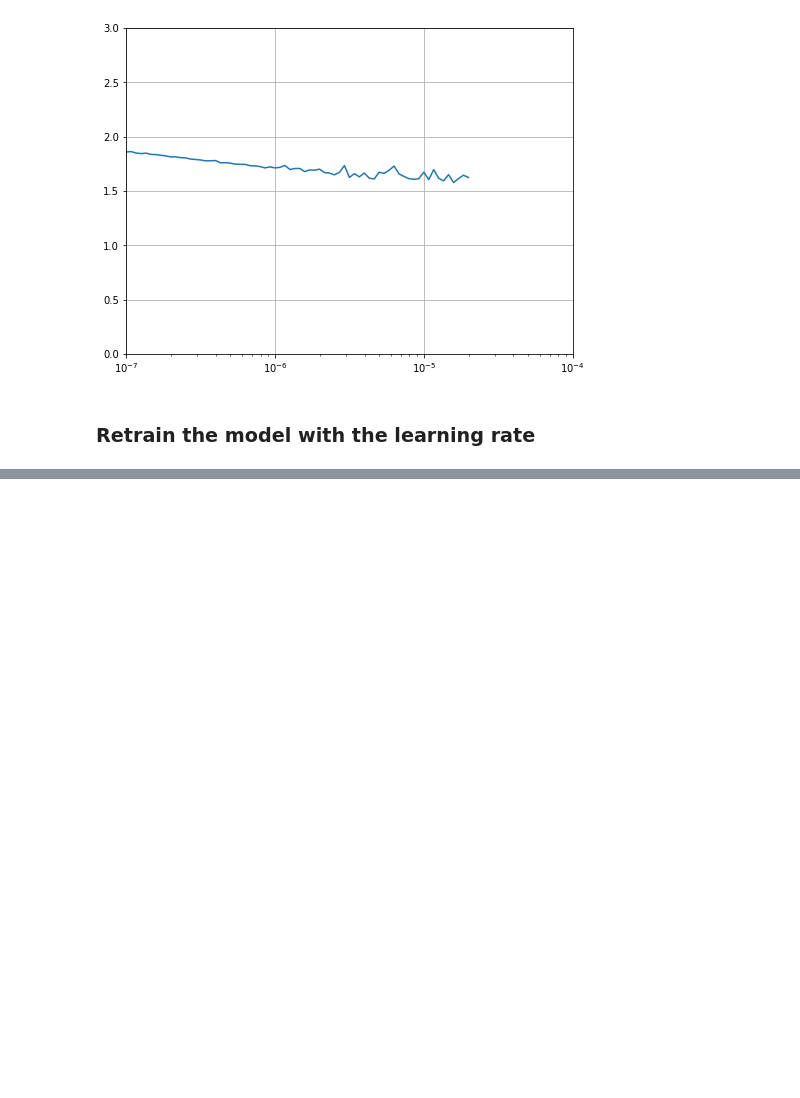
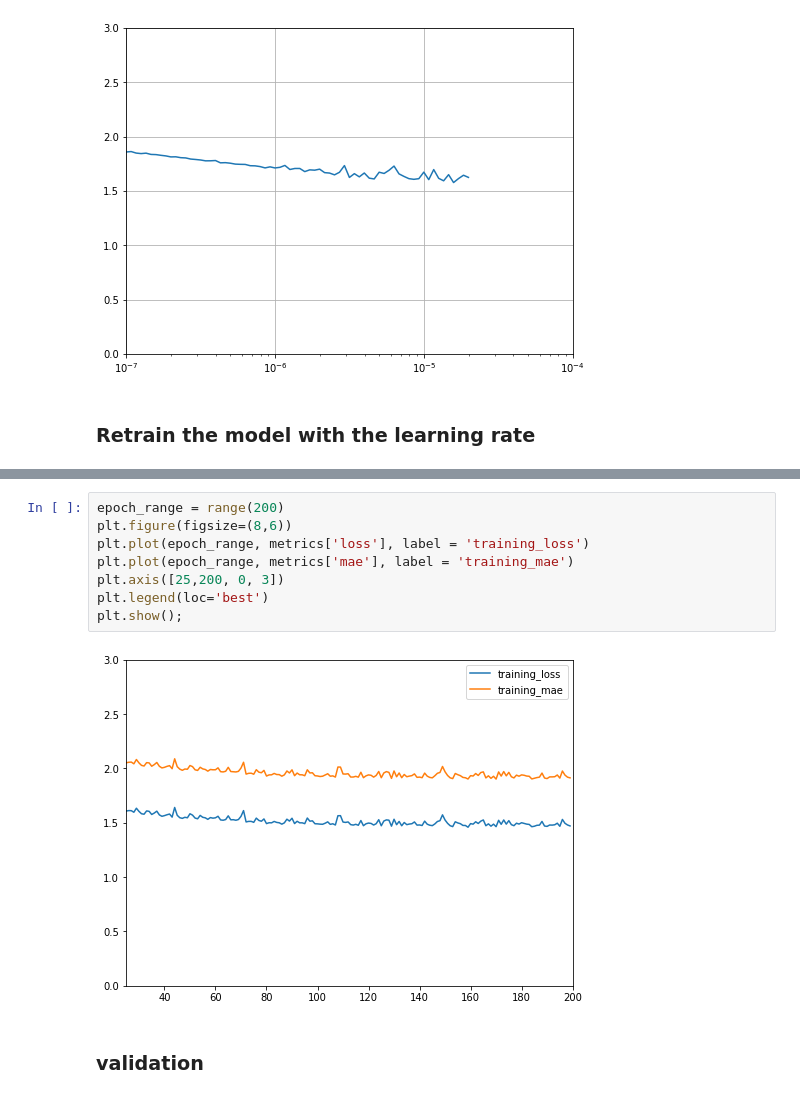
Before and after one commit to budhajitRoy/My_Projects, a Jupyter notebook: Temperature_Prediction_TimeSeries/Temperature_Prediction.ipynb, the cells around one changed output, grey strips where cells are left out. Cells and saved outputs as stored; diff of their text form; blank space fills up the shorter version.

```diff
--- a/Temperature_Prediction_TimeSeries/Temperature_Prediction.ipynb
+++ b/Temperature_Prediction_TimeSeries/Temperature_Prediction.ipynb
@@ -320,0 +376,12 @@ plt.show();
+# %%
+epoch_range = range(200)
+plt.figure(figsize=(8,6))
+plt.plot(epoch_range, metrics['loss'], label = 'training_loss')
+plt.plot(epoch_range, metrics['mae'], label = 'training_mae')
+plt.axis([25,200, 0, 3])
+plt.legend(loc='best')
+plt.show();
+# %% [output]
+[figure, added]
+# %% [markdown]
+### validation
```
Also changed, not shown: parts of 9 cells of this notebook.
